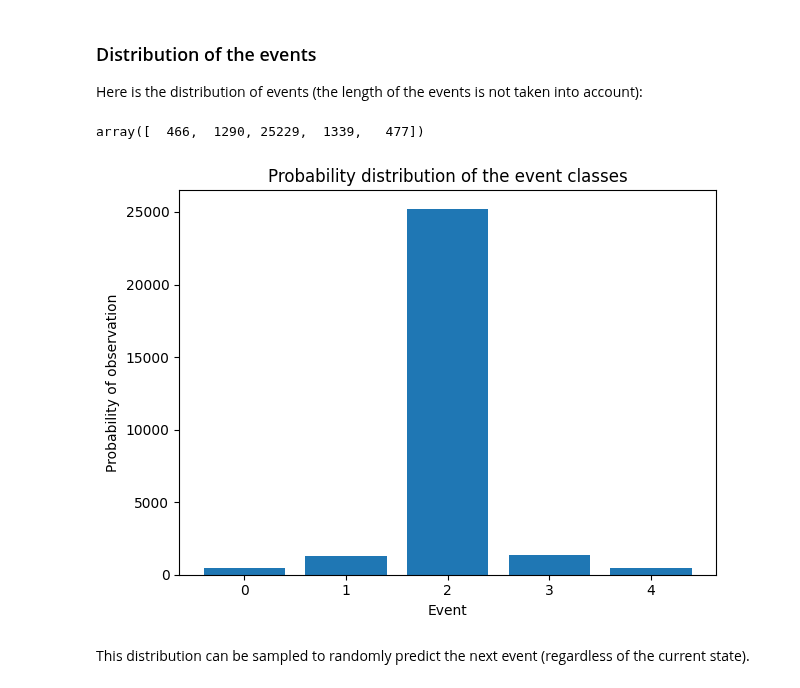
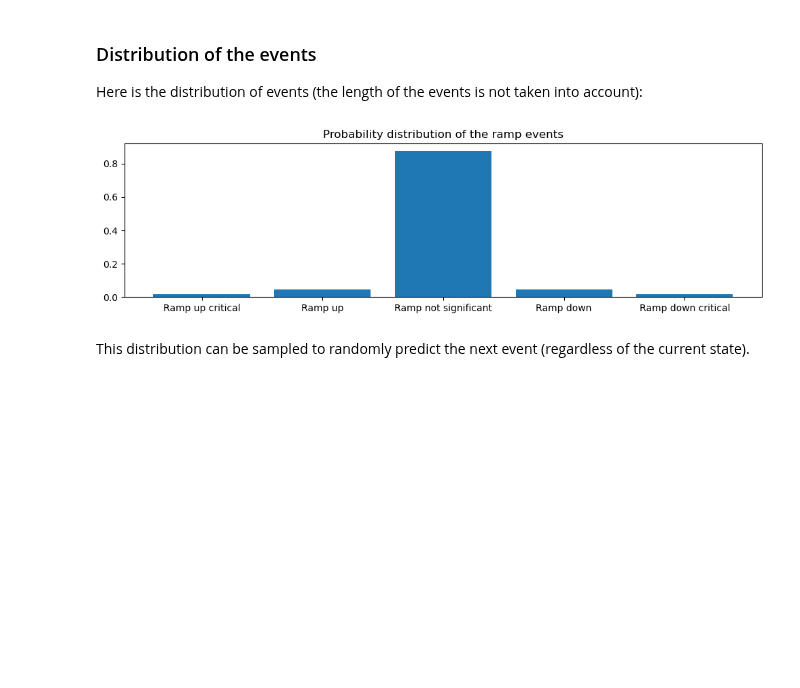
Before and after one commit to pascaltribel/RampUp, a Jupyter notebook: BasicMarkovChain.ipynb, the cells around one changed output. Saved outputs shown, nothing was run; the diff lists cells and outputs as text; code cells hidden in the pictures; blank space fills up the shorter version.

Commit message:
Improving plots
Adding some minor changes to the notebook to improve the plots

```diff
--- a/BasicMarkovChain.ipynb
+++ b/BasicMarkovChain.ipynb
@@ -42,20 +42,17 @@ Here is the distribution of events (the length of the events is not taken into a
 # %%
 c = np.histogram(df["y"], bins=5)[0]
 #c = [c[0]+c[1], c[2], c[3]+c[4]]
-# %%
-c
-# %% [output]
-array([  466,  1290, 25229,  1339,   477])
 # %%
-plt.bar([0, 1, 2, 3, 4], c)
-plt.title("Probability distribution of the event classes")
-plt.xlabel("Event")
-plt.ylabel("Probability of observation")
+fig, ax = plt.subplots(1, 1, figsize=(10, 3))
+plt.bar(['Ramp up critical', 'Ramp up', 'Ramp not significant', "Ramp down", "Ramp down critical"], c/c.sum())
+plt.title("Probability distribution of the ramp events")
+# plt.xlabel("Event")
+# plt.ylabel("Probability of observation")
 plt.tight_layout()
 plt.savefig("probability_distribution.jpg")
 plt.show()
 # %% [output]
-[figure, old version]
+[figure, new version]
 # %% [markdown]
 This distribution can be sampled to randomly predict the next event (regardless of the current state).
 # %% [markdown]
```
Also changed, not shown: parts of 3 cells of this notebook, 2 other files.
